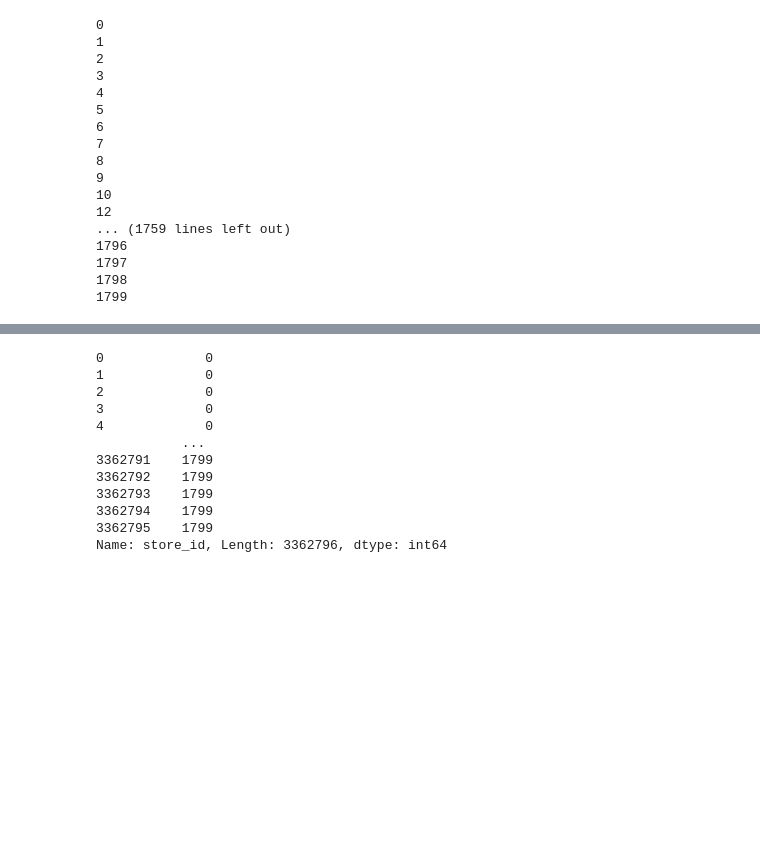
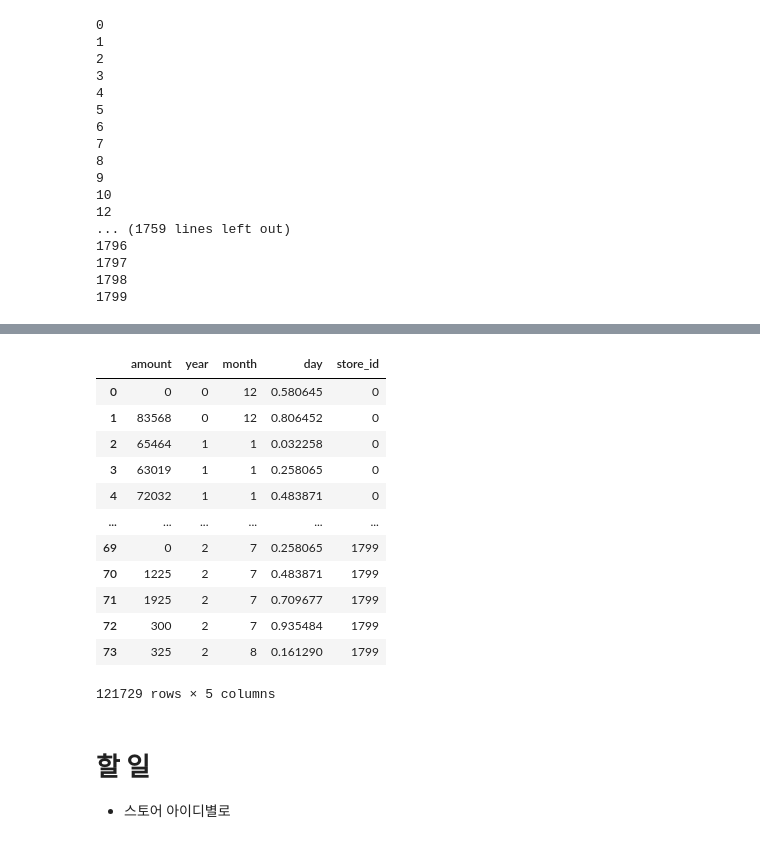
Before and after one commit to Sejong-Kaggle-Challengers-2nd/Sunggon_Song, a Jupyter notebook: credit/my_baseline.ipynb, the cells around one changed output, grey strips where cells are left out. Saved outputs shown, nothing was run; the diff lists cells and outputs as text; code cells hidden in the pictures; blank space fills up the shorter version.

```diff
--- a/credit/my_baseline.ipynb
+++ b/credit/my_baseline.ipynb
@@ -260,15 +236,30 @@ test['datetime'] = test['date'].astype('datetime64')
+# %%
+train = train.drop('date_idx',1)
+test = test.drop('date_idx',1)
+# %%
+train['year'] = train['year'] - 2016
+test['year'] = test['year'] - 2016
+# %%
+train['day'] = train['day']/31
+test['day'] = test['day']/31
+# %%
+y = train.pop('target')
 # %%
-train['store_id']
+train
 # %% [output]
+|  | amount | year | month | day | store_id |
+| 0 | 0 | 0 | 12 | 0.580645 | 0 |
+| 1 | 83568 | 0 | 12 | 0.806452 | 0 |
+| 2 | 65464 | 1 | 1 | 0.032258 | 0 |
+| 3 | 63019 | 1 | 1 | 0.258065 | 0 |
+| 4 | 72032 | 1 | 1 | 0.483871 | 0 |
+| ... | ... | ... | ... | ... | ... |
+| 69 | 0 | 2 | 7 | 0.258065 | 1799 |
+| 70 | 1225 | 2 | 7 | 0.483871 | 1799 |
+| 71 | 1925 | 2 | 7 | 0.709677 | 1799 |
+| 72 | 300 | 2 | 7 | 0.935484 | 1799 |
+| 73 | 325 | 2 | 8 | 0.161290 | 1799 |
-0             0
-1             0
-2             0
-3             0
-4             0
-           ...
-3362791    1799
-3362792    1799
-3362793    1799
-3362794    1799
-3362795    1799
-Name: store_id, Length: 3362796, dtype: int64
+121729 rows × 5 columns
+# %% [markdown]
+# 할 일
+- 스토어 아이디별로
```
Also changed, not shown: parts of 8 cells of this notebook.
